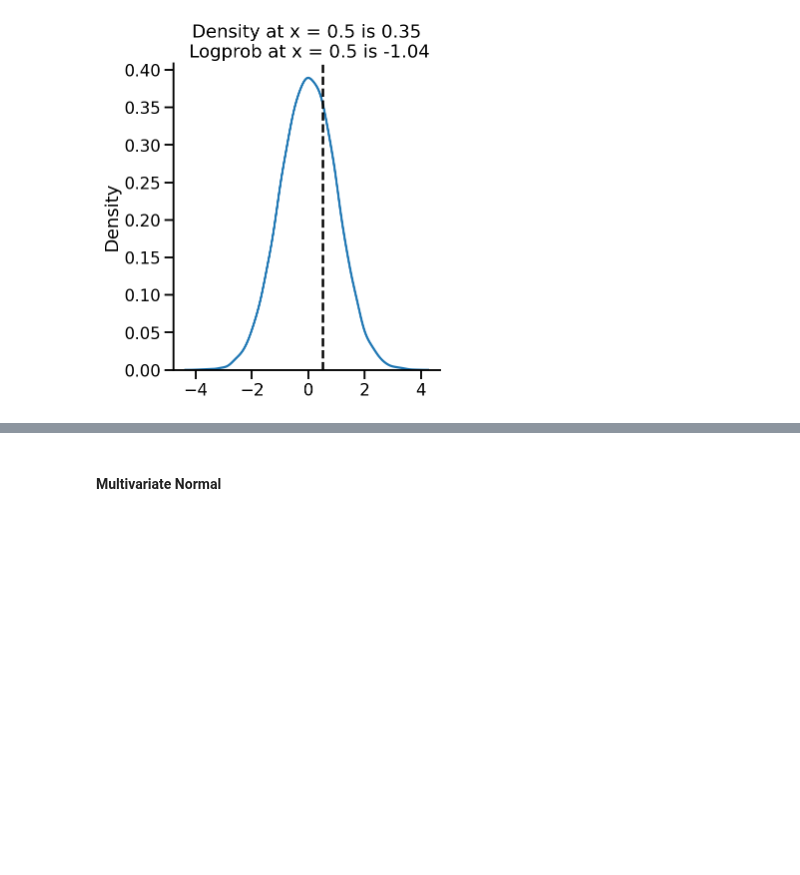
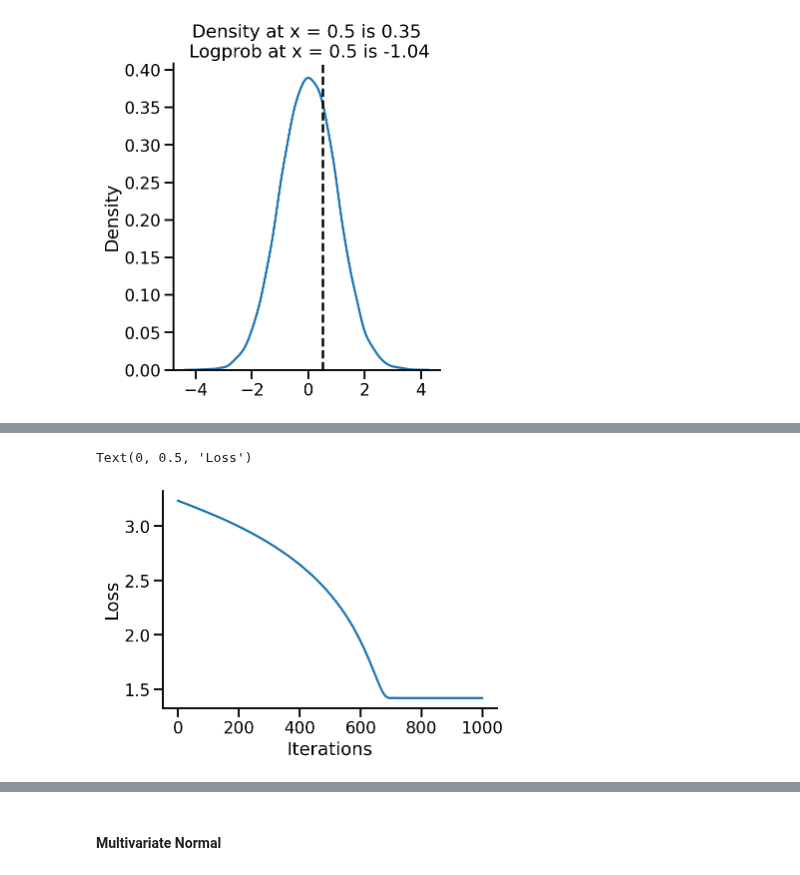
Before and after one commit to nipunbatra/blog-old, a Jupyter notebook: _notebooks/2022-02-26-tfp-distributions.ipynb, the cells around one changed output, grey strips where cells are left out. Saved outputs shown, nothing was run; the diff lists cells and outputs as text; code cells hidden in the pictures; blank space fills up the shorter version.

```diff
--- a/_notebooks/2022-02-26-tfp-distributions.ipynb
+++ b/_notebooks/2022-02-26-tfp-distributions.ipynb
@@ -98,0 +179,31 @@ sns.displot(x2, kind='kde', fill=False)
+# %%
+to_train_mean_var = tfd.Normal(loc = tf.Variable(-1., name='loc'), scale = tf.Variable(10., name='scale'))
+
+def nll(train):
+    return -tf.reduce_mean(to_train_mean_var.log_prob(train))
+
+def get_loss_and_grads(train):
+    with tf.GradientTape() as tape:
+        tape.watch(to_train_mean_var.trainable_variables)
+        loss = nll(train)
+    grads = tape.gradient(loss, to_train_mean_var.trainable_variables)
+    return loss, grads
+
+to_train_mean_var.trainable_variables
+
+optimizer = tf.keras.optimizers.Adam(learning_rate=0.01)
+
+iterations = 1000
+losses = np.empty(iterations)
+vals_scale = np.empty(iterations)
+vals_means = np.empty(iterations)
+for i in range(iterations):
+    loss, grads = get_loss_and_grads(train_data)
+    losses[i] = loss
+    vals_means[i] = to_train_mean_var.trainable_variables[0].numpy()
+    vals_scale[i] = to_train_mean_var.trainable_variables[1].numpy()
+
+
+    optimizer.apply_gradients(zip(grads, to_train_mean_var.trainable_variables))
+    if i%50 == 0:
+        print(i, loss.numpy())
@@ -98,0 +231,8 @@ sns.displot(x2, kind='kde', fill=False)
+# %%
+plt.plot(losses)
+sns.despine()
+plt.xlabel("Iterations")
+plt.ylabel("Loss")
+# %% [output]
+Text(0, 0.5, 'Loss')
+[figure, added]
```
Also changed, not shown: parts of 28 cells of this notebook.
